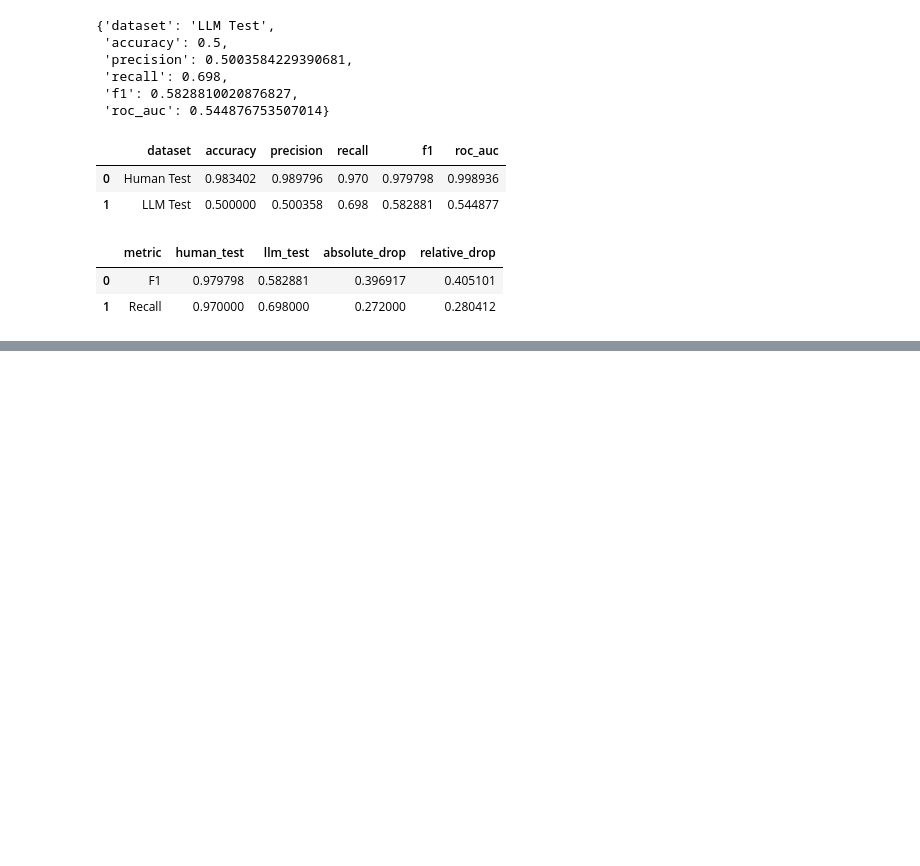
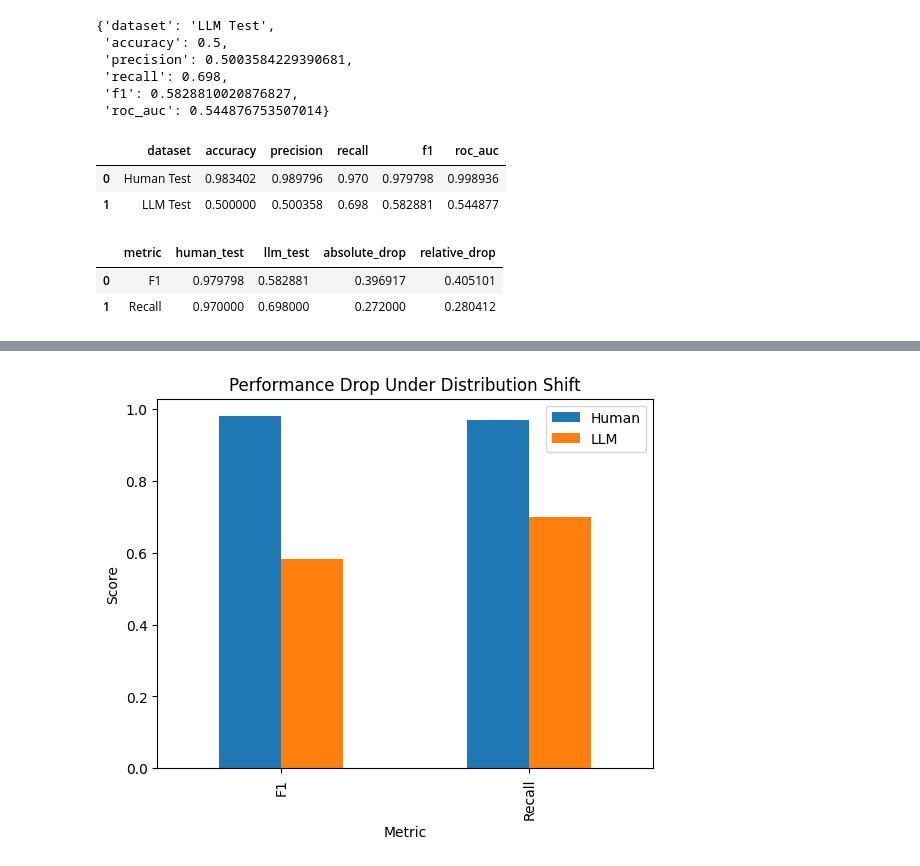
Before and after one commit to EdwinOrtegaK/Phishing-Detection-LLM-Shift, a Jupyter notebook: notebooks/phishing_llm_robustness.ipynb, the cells around one changed output, grey strips where cells are left out. Cells and saved outputs as stored; diff of their text form; code cells hidden in the pictures; blank space fills up the shorter version.

```diff
--- a/notebooks/phishing_llm_robustness.ipynb
+++ b/notebooks/phishing_llm_robustness.ipynb
@@ -390,0 +487,27 @@ robustness_summary
+# %%
+# Barplot de caída
+
+metrics_plot = pd.DataFrame({
+    "Metric":["F1","Recall"],
+    "Human":[
+        human_metrics["f1"],
+        human_metrics["recall"]
+    ],
+    "LLM":[
+        llm_metrics["f1"],
+        llm_metrics["recall"]
+    ]
+})
+
+metrics_plot.set_index("Metric").plot(
+    kind="bar"
+)
+
+plt.title(
+"Performance Drop Under Distribution Shift"
+)
+
+plt.ylabel("Score")
+plt.show()
+# %% [output]
+[figure, added]
```
Also changed, not shown: parts of 8 cells of this notebook.
